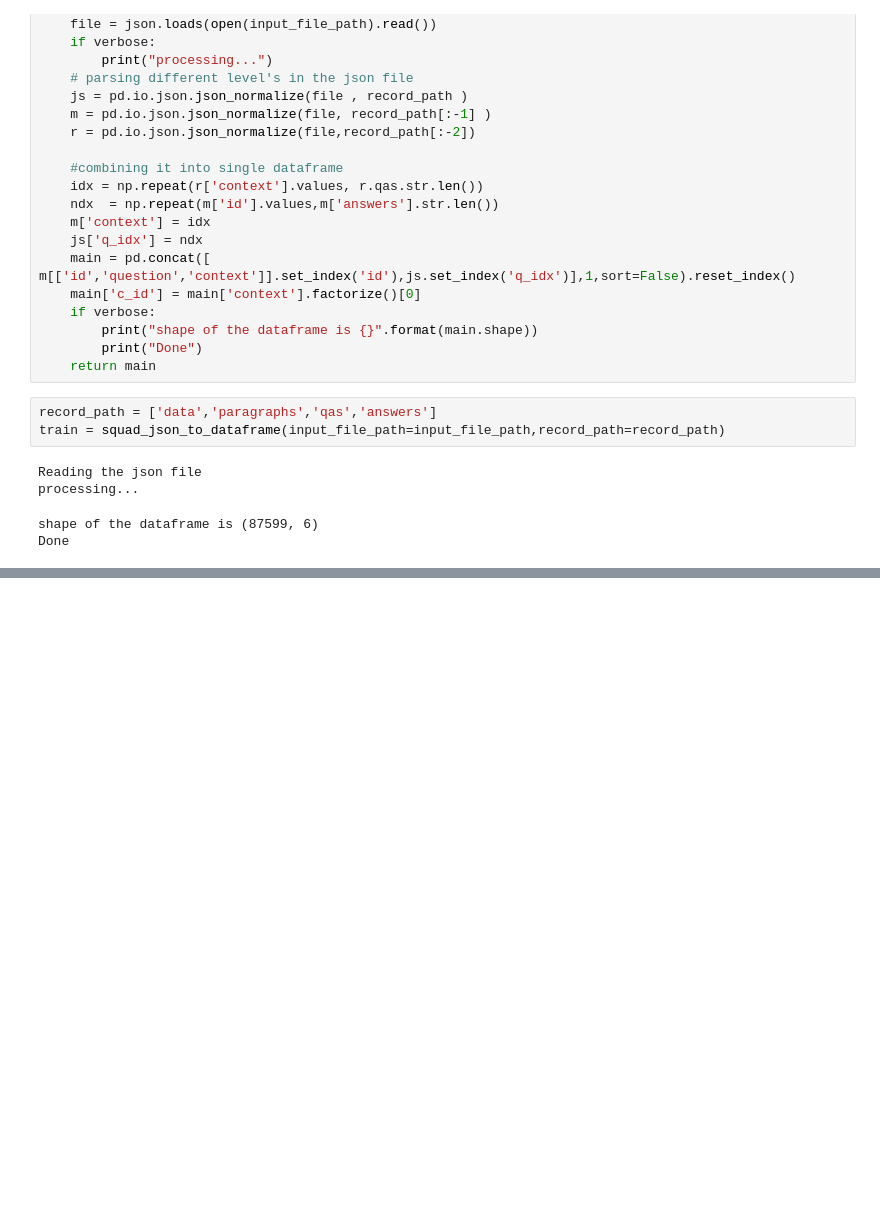
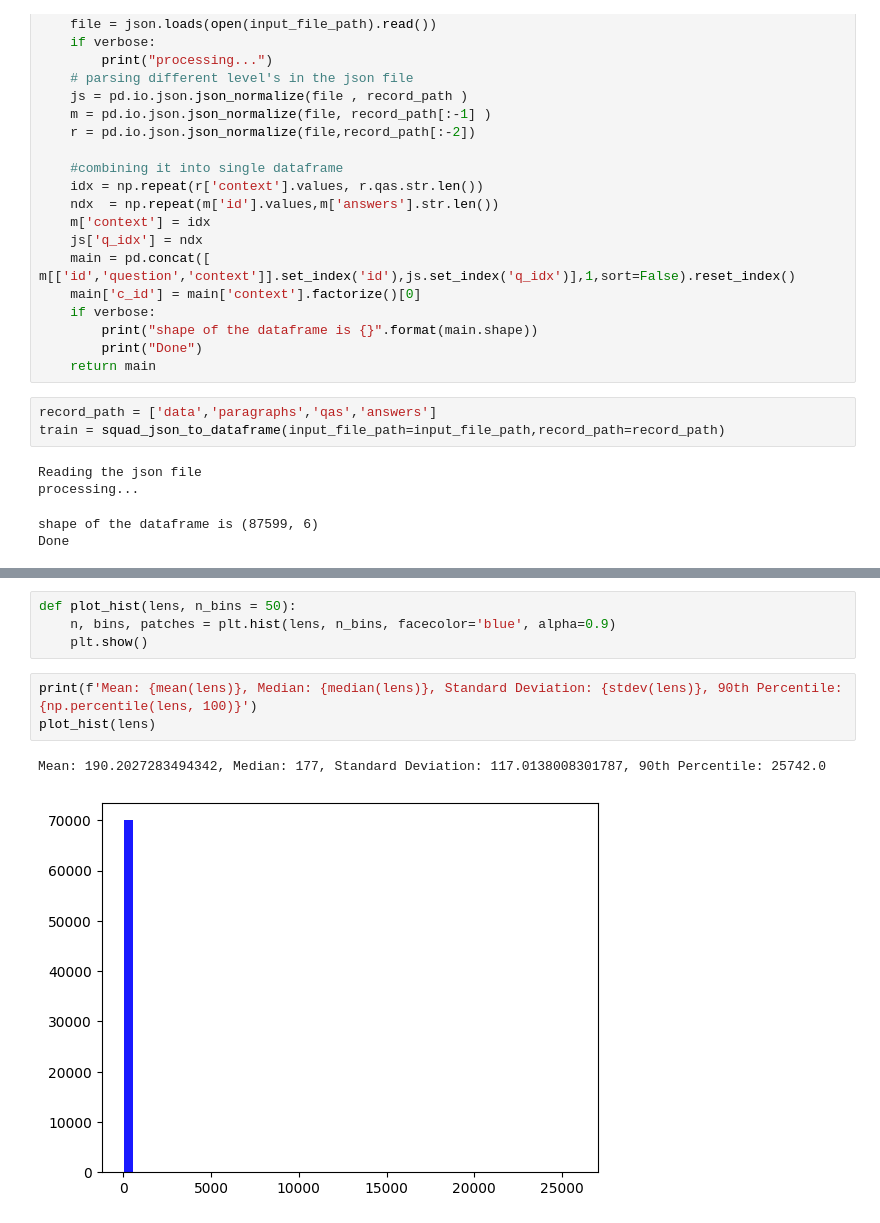
Before and after one commit to teslanando/AAI520_Final_Project_ChatBot, a Jupyter notebook: GPTChatbot_FinalProject.ipynb, the cells around one changed output, grey strips where cells are left out. Saved outputs shown, nothing was run; the diff lists cells and outputs as text; blank space fills up the shorter version.

```diff
--- a/GPTChatbot_FinalProject.ipynb
+++ b/GPTChatbot_FinalProject.ipynb
@@ -50,0 +558,10 @@ train.head()
+# %%
+def plot_hist(lens, n_bins = 50):
+    n, bins, patches = plt.hist(lens, n_bins, facecolor='blue', alpha=0.9)
+    plt.show()
+# %%
+print(f'Mean: {mean(lens)}, Median: {median(lens)}, Standard Deviation: {stdev(lens)}, 90th Percentile: {np.percentile(lens, 100)}')
+plot_hist(lens)
+# %% [output]
+Mean: 190.2027283494342, Median: 177, Standard Deviation: 117.0138008301787, 90th Percentile: 25742.0
+[figure, added]
```
Also changed, not shown: parts of 35 cells of this notebook.
